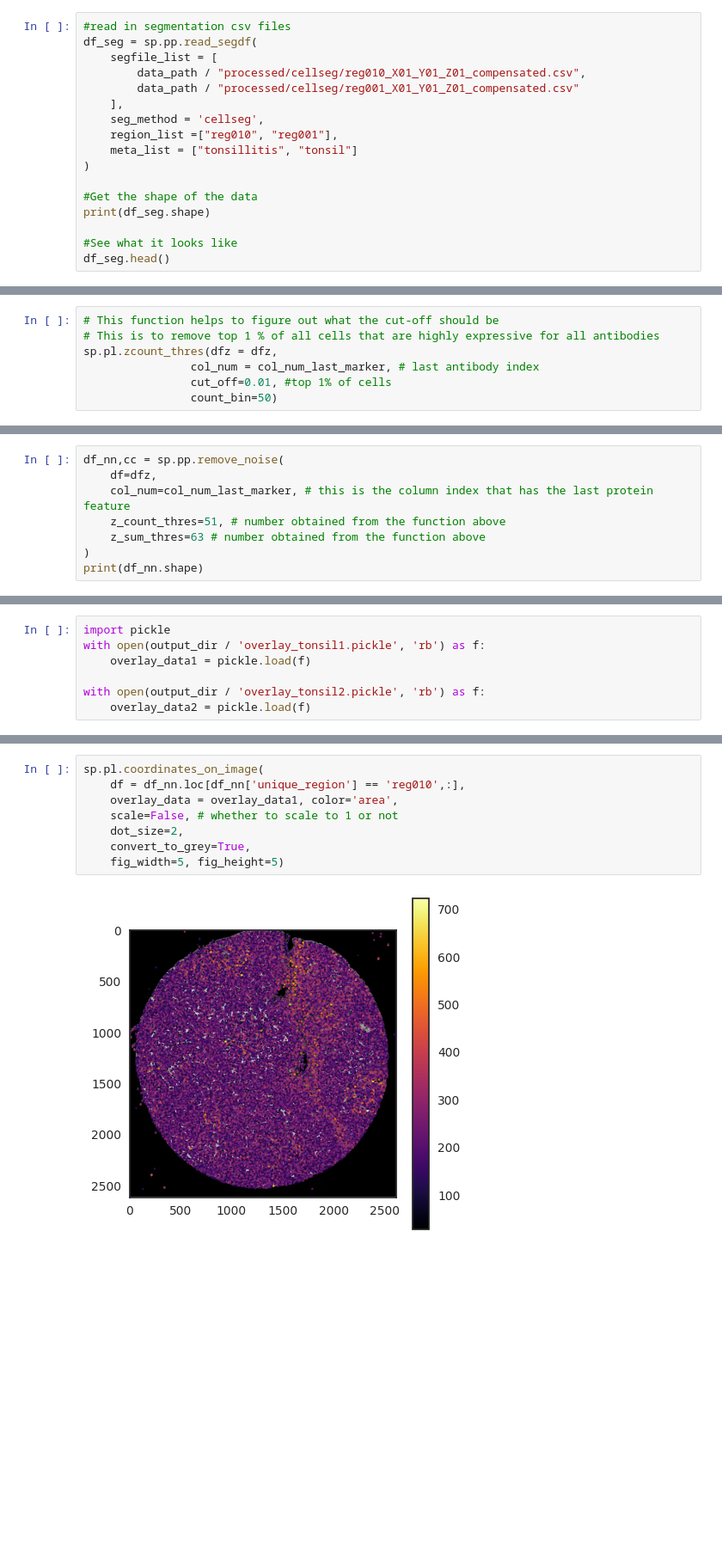
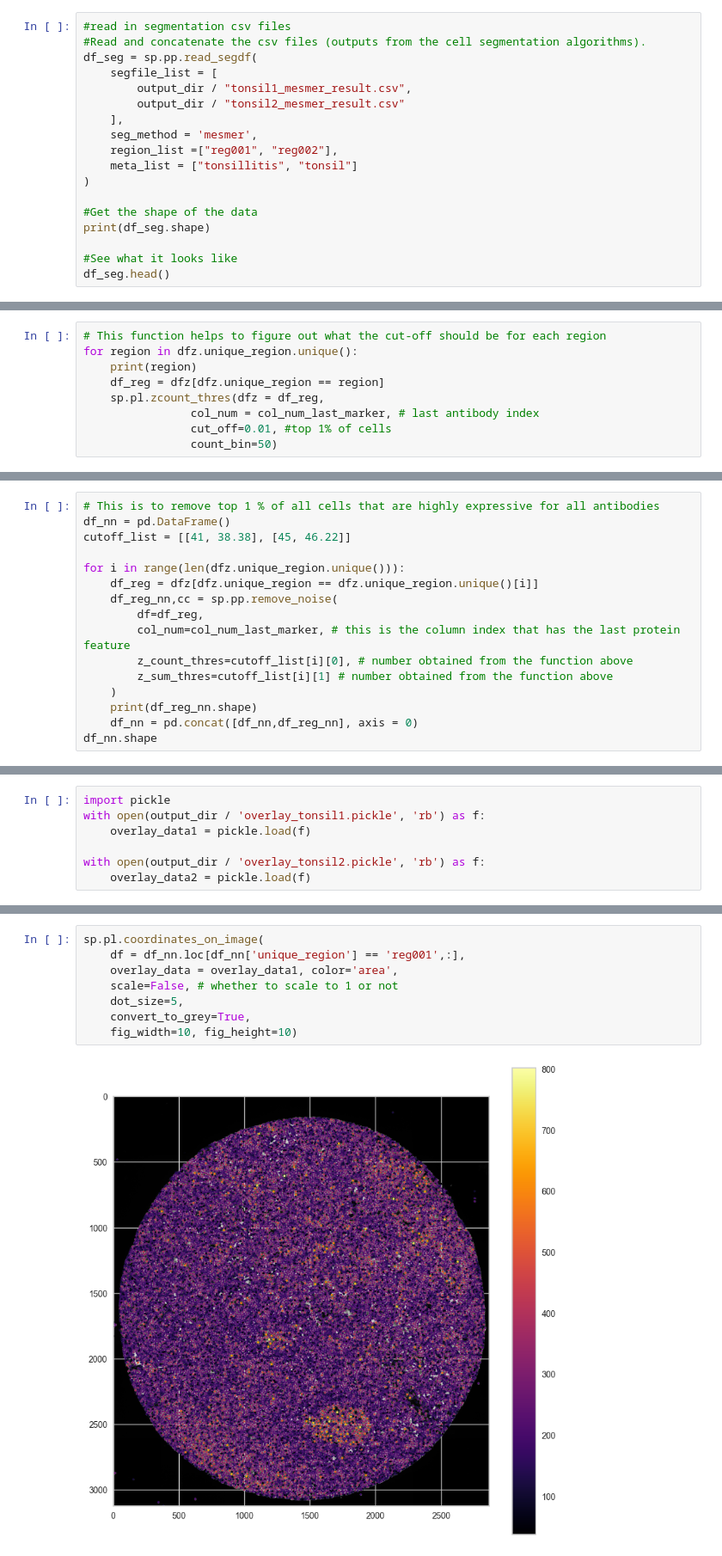
Before and after one commit to yuqiyuqitan/SPACEc, a Jupyter notebook: notebooks/2_preprocessing.ipynb, the cells around one changed output, grey strips where cells are left out. Shown at 86% size. Cells and saved outputs as stored; diff of their text form; blank space fills up the shorter version.

```diff
--- a/notebooks/2_preprocessing.ipynb
+++ b/notebooks/2_preprocessing.ipynb
@@ -34,12 +31,13 @@ Read and concatenate the csv files (outputs from the cell segmentation algorithm
 # %%
 #read in segmentation csv files
+#Read and concatenate the csv files (outputs from the cell segmentation algorithms).
 df_seg = sp.pp.read_segdf(
     segfile_list = [
-        data_path / "processed/cellseg/reg010_X01_Y01_Z01_compensated.csv",
-        data_path / "processed/cellseg/reg001_X01_Y01_Z01_compensated.csv"
+        output_dir / "tonsil1_mesmer_result.csv",
+        output_dir / "tonsil2_mesmer_result.csv"
     ],
-    seg_method = 'cellseg',
-    region_list =["reg010", "reg001"],
+    seg_method = 'mesmer',
+    region_list =["reg001", "reg002"],
     meta_list = ["tonsillitis", "tonsil"]
 )
 
@@ -143,9 +142,11 @@ print(col_num_last_marker)
 # %% [output]
 57
 # %%
-# This function helps to figure out what the cut-off should be
-# This is to remove top 1 % of all cells that are highly expressive for all antibodies
-sp.pl.zcount_thres(dfz = dfz,
+# This function helps to figure out what the cut-off should be for each region
+for region in dfz.unique_region.unique():
+    print(region)
+    df_reg = dfz[dfz.unique_region == region]
+    sp.pl.zcount_thres(dfz = df_reg,
                 col_num = col_num_last_marker, # last antibody index
                 cut_off=0.01, #top 1% of cells
                 count_bin=50)
@@ -156,9 +158,17 @@ This step removes the remaining noisy cells from the analysis
 # %%
-df_nn,cc = sp.pp.remove_noise(
-    df=dfz,
-    col_num=col_num_last_marker, # this is the column index that has the last protein feature
-    z_count_thres=51, # number obtained from the function above
-    z_sum_thres=63 # number obtained from the function above
-)
-print(df_nn.shape)
+# This is to remove top 1 % of all cells that are highly expressive for all antibodies
+df_nn = pd.DataFrame()
+cutoff_list = [[41, 38.38], [45, 46.22]]
+
+for i in range(len(dfz.unique_region.unique())):
+    df_reg = dfz[dfz.unique_region == dfz.unique_region.unique()[i]]
+    df_reg_nn,cc = sp.pp.remove_noise(
+        df=df_reg,
+        col_num=col_num_last_marker, # this is the column index that has the last protein feature
+        z_count_thres=cutoff_list[i][0], # number obtained from the function above
+        z_sum_thres=cutoff_list[i][1] # number obtained from the function above
+    )
+    print(df_reg_nn.shape)
+    df_nn = pd.concat([df_nn,df_reg_nn], axis = 0)
+df_nn.shape
 # %% [output]
@@ -200,12 +224,12 @@ with open(output_dir / 'overlay_tonsil2.pickle', 'rb') as f:
 # %%
 sp.pl.coordinates_on_image(
-    df = df_nn.loc[df_nn['unique_region'] == 'reg010',:],
+    df = df_nn.loc[df_nn['unique_region'] == 'reg001',:],
     overlay_data = overlay_data1, color='area',
     scale=False, # whether to scale to 1 or not
-    dot_size=2,
+    dot_size=5,
     convert_to_grey=True,
-    fig_width=5, fig_height=5)
+    fig_width=10, fig_height=10)
 # %% [output]
-[figure, old version]
+[figure, new version]
 # %%
 sp.pl.coordinates_on_image(
```
Also changed, not shown: parts of 36 cells of this notebook, 4 other files.
